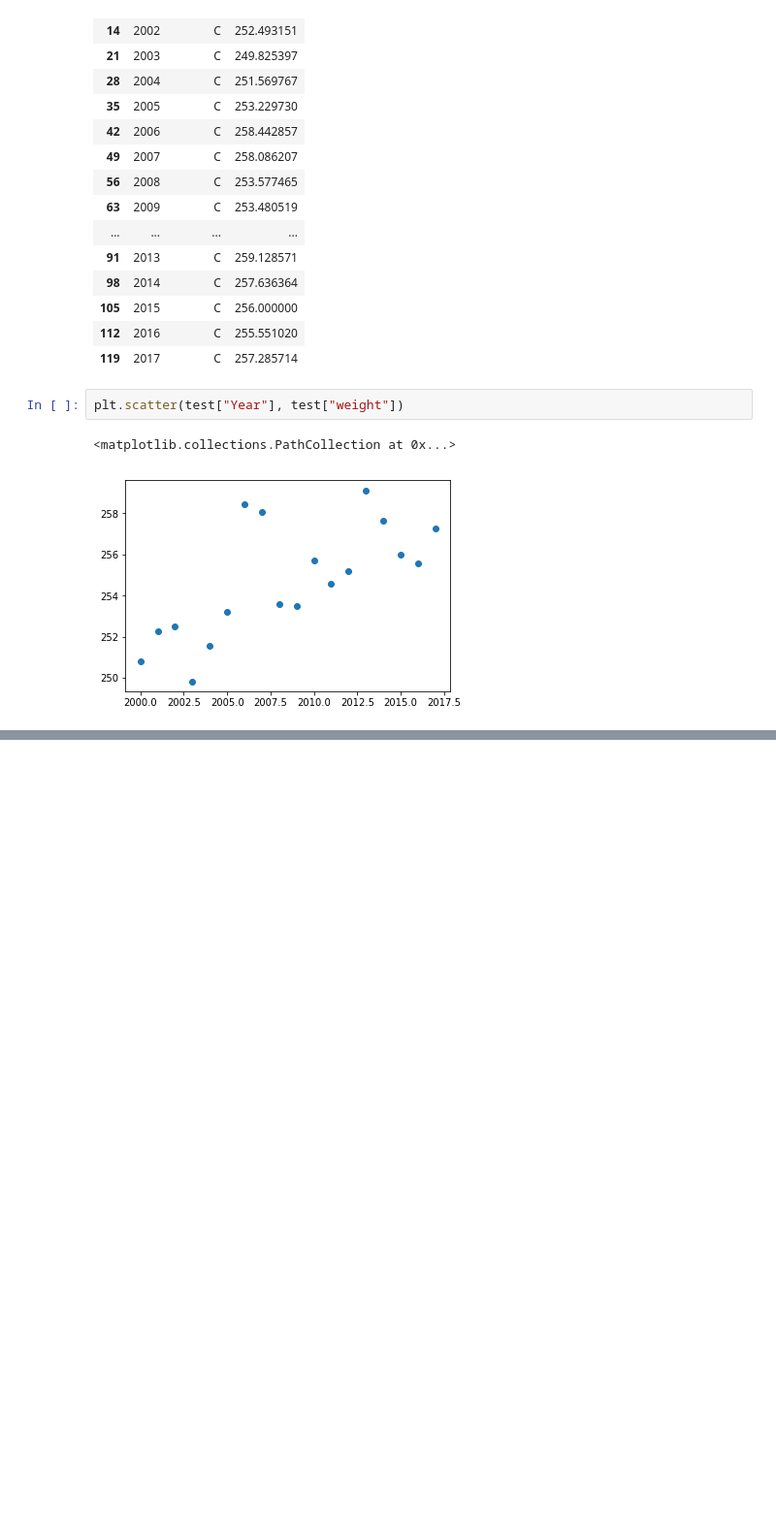
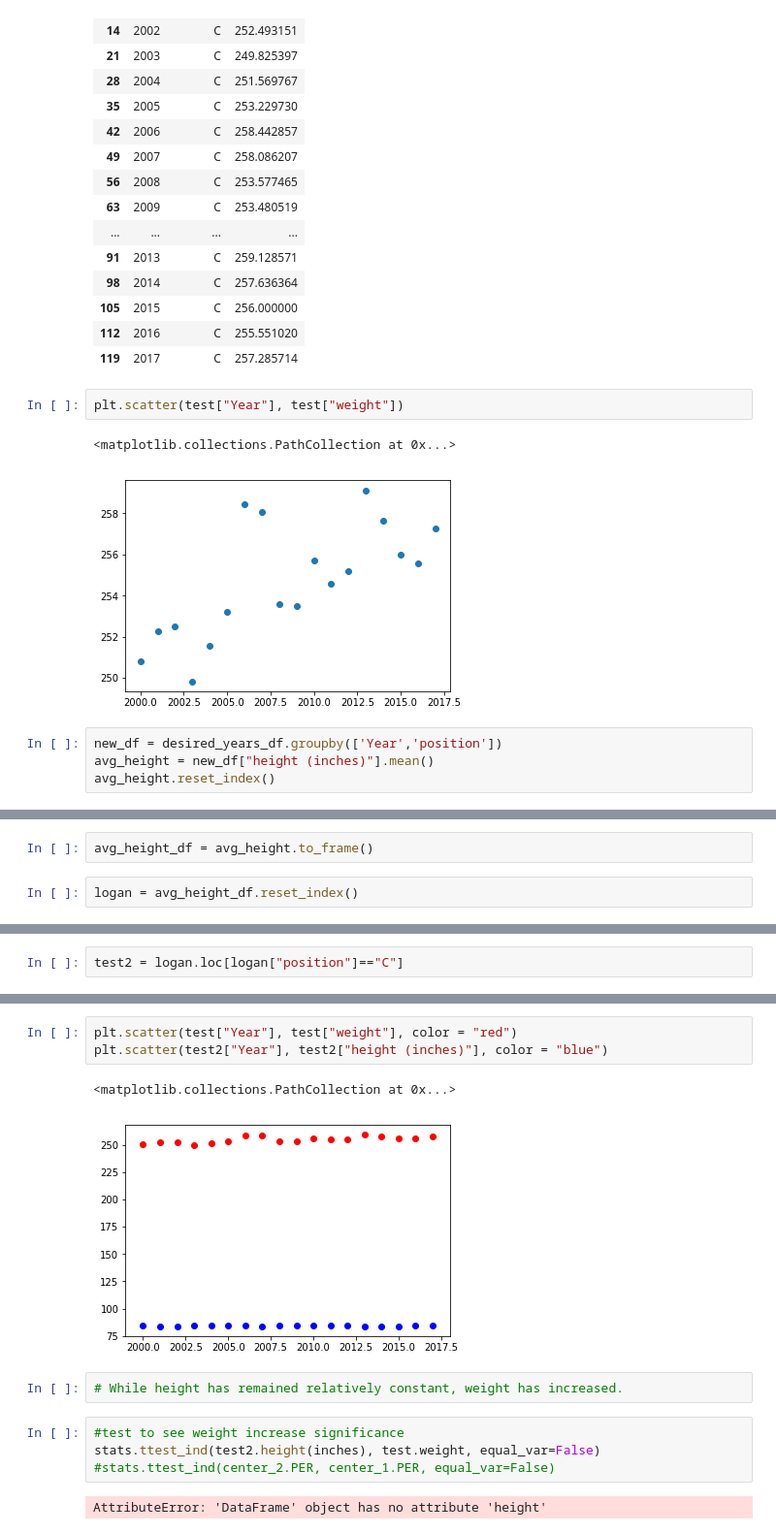
Before and after one commit to logan7734/Project1_repo, a Jupyter notebook: Logan_Main.ipynb, the cells around one changed output, grey strips where cells are left out. Shown at 97% size. Saved outputs shown, nothing was run; the diff lists cells and outputs as text; blank space fills up the shorter version.

```diff
--- a/Logan_Main.ipynb
+++ b/Logan_Main.ipynb
@@ -253,3 +253,7 @@ plt.scatter(test["Year"], test["weight"])
 # %% [output]
 <matplotlib.collections.PathCollection at 0x...>
 [figure]
+# %%
+new_df = desired_years_df.groupby(['Year','position'])
+avg_height = new_df["height (inches)"].mean()
+avg_height.reset_index()
@@ -255,0 +279,4 @@ plt.scatter(test["Year"], test["weight"])
+# %%
+avg_height_df = avg_height.to_frame()
+# %%
+logan = avg_height_df.reset_index()
@@ -255,0 +304,2 @@ plt.scatter(test["Year"], test["weight"])
+# %%
+test2 = logan.loc[logan["position"]=="C"]
@@ -255,0 +326,14 @@ plt.scatter(test["Year"], test["weight"])
+# %%
+plt.scatter(test["Year"], test["weight"], color = "red")
+plt.scatter(test2["Year"], test2["height (inches)"], color = "blue")
+# %% [output]
+<matplotlib.collections.PathCollection at 0x...>
+[figure, added]
+# %%
+# While height has remained relatively constant, weight has increased.
+# %%
+#test to see weight increase significance
+stats.ttest_ind(test2.height(inches), test.weight, equal_var=False)
+#stats.ttest_ind(center_2.PER, center_1.PER, equal_var=False)
+# %% [output]
+AttributeError: 'DataFrame' object has no attribute 'height'
```
Also changed, not shown: parts of 3 cells of this notebook.
